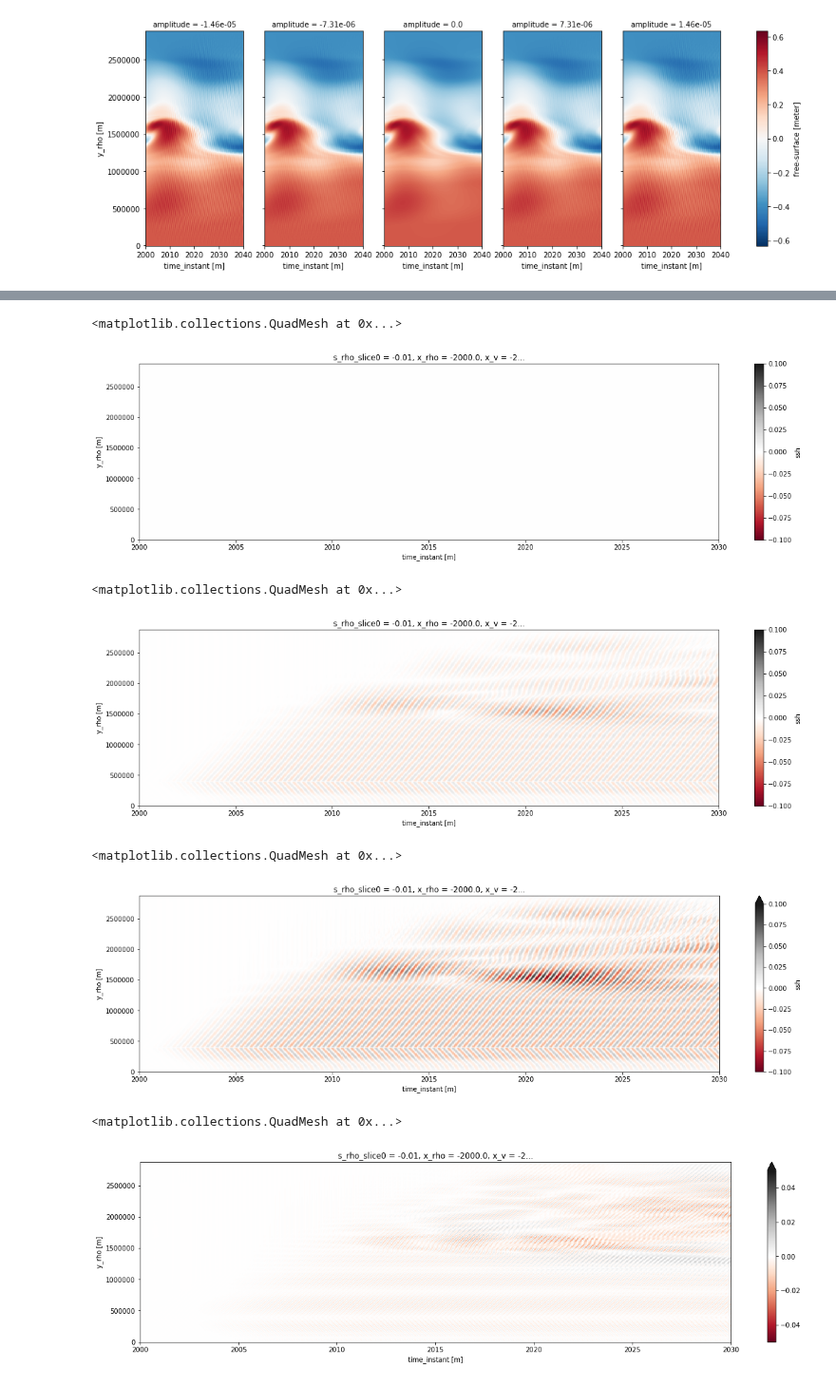
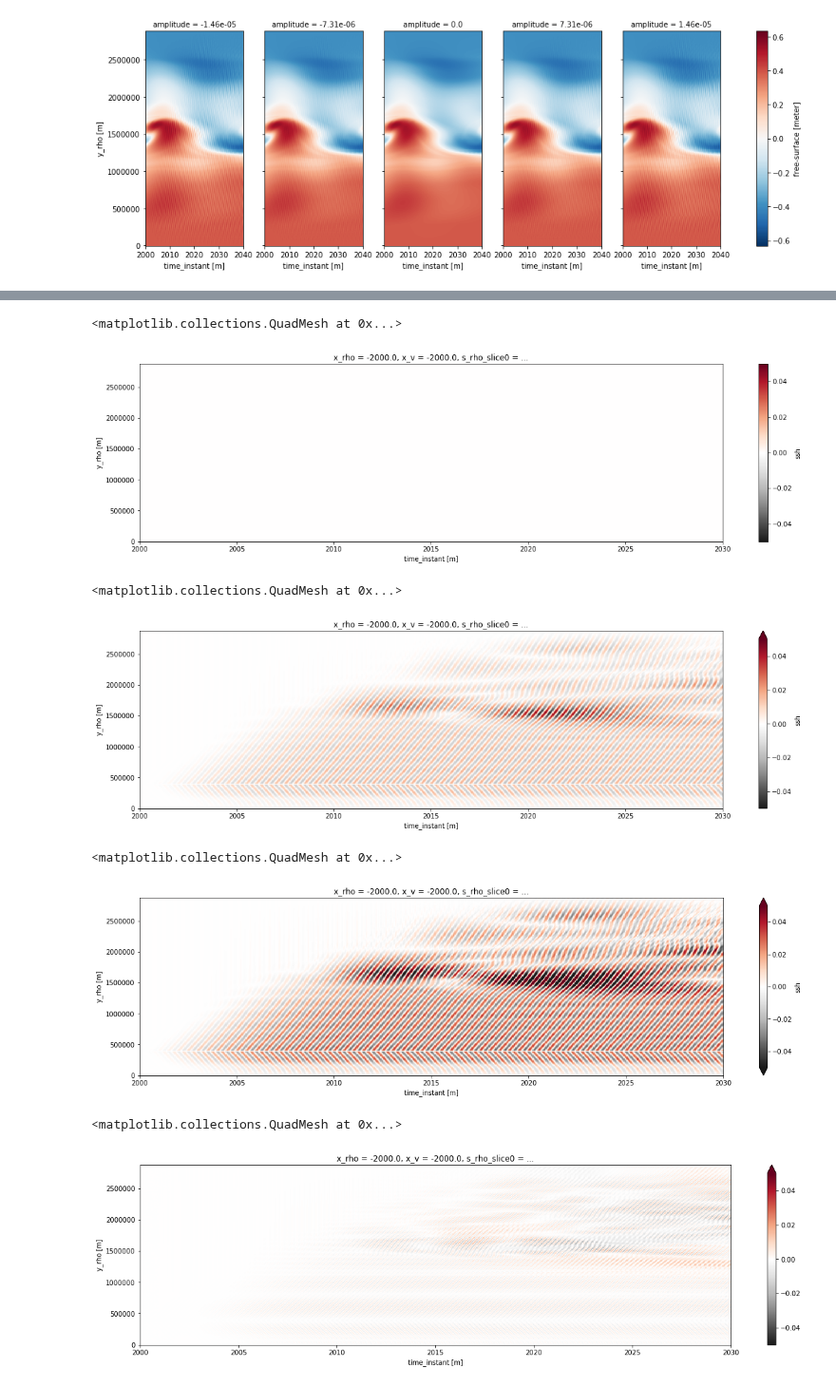
Before and after one commit to apatlpo/itide_ops, a Jupyter notebook: pertubations/itide_twins_m1.ipynb, the cells around one changed output, grey strips where cells are left out. Shown at 95% size. Drawn from its saved outputs; the diff is of its cells as text; code cells hidden in the pictures.

```diff
--- a/pertubations/itide_twins_m1.ipynb
+++ b/pertubations/itide_twins_m1.ipynb
@@ -29,6 +29,7 @@ client
 # %%
 #root_path = '/home/c11-data/Test_aponte/jetn/'
-root_path = '/home1/scratch/aponte/'
+#root_path = '/home1/scratch/aponte/'
+root_path = '/home/datawork-lops-osi/equinox/jetn/'
 
 nmode = 1
 
@@ -39,10 +40,4 @@ for run in runs:
     _r['surf'] = _r['surf'].rename({'time_instant': 'time'})
     R.append(_r)
 R
-
-#run = 'jet_cfg1_wp75_4km_0a1500j'
-#r = pp.Run(root_path+run, prefix='file_', open_nc=['ave'], verbose=True)
-
-#run = 'jet_cfg1_wp75_4km_1500a2000j_itide'
-#r = pp.Run(root_path+run, open_nc=['ave'], verbose=True)
 # %% [output]
@@ -141,7 +136,7 @@ ds.plot(x='time', y='y_rho',
 # %%
 #cmap = 'RdGy'
 #vmin, vmax =-.1,.1
-pkw = {'vmin': -.1, 'vmax': .1, 'cmap': 'RdGy', 'xlim': (2000,2030), 'figsize': (20,5)}
+pkw = {'vmin': -.05, 'vmax': .05, 'cmap': 'RdGy_r', 'xlim': (2000,2030), 'figsize': (20,5)}
 # %%
 (ds-ds.sel(amplitude=0.)).plot(x='time', y='y_rho',
                                col='amplitude', col_wrap=5,
@@ -169,32 +175,34 @@ pkw = {'vmin': -.1, 'vmax': .1, 'cmap': 'RdGy', 'xlim': (2000,2030), 'figsize':
 )
 # %% [output]
 <matplotlib.collections.QuadMesh at 0x...>
-[figure, old version]
+[figure, new version]
 # %%
 ((ds.isel(amplitude=3)-ds.sel(amplitude=0.))
   .plot(x='time', y='y_rho', **pkw)
 )
 # %% [output]
 <matplotlib.collections.QuadMesh at 0x...>
-[figure, old version]
+[figure, new version]
 # %%
 ((ds.isel(amplitude=4)-ds.sel(amplitude=0.))
   .plot(x='time', y='y_rho', **pkw)
 )
 # %% [output]
 <matplotlib.collections.QuadMesh at 0x...>
-[figure, old version]
+[figure, new version]
 # %%
 i=4
 
 dds = ds-ds.sel(amplitude=0.)
 
 pkw.update({'vmin': -.05, 'vmax': .05})
 
-((dds-dds.isel(amplitude=i)*ds.amplitude/ds.amplitude[i])
+nlin = (dds-dds.isel(amplitude=i)*ds.amplitude/ds.amplitude[i])
+
+(nlin
  .isel(amplitude=0)
  .plot(x='time', y='y_rho', **pkw)
 )
 # %% [output]
 <matplotlib.collections.QuadMesh at 0x...>
-[figure, old version]
+[figure, new version]
```
Also changed, not shown: parts of 14 cells of this notebook, 3 other files.
